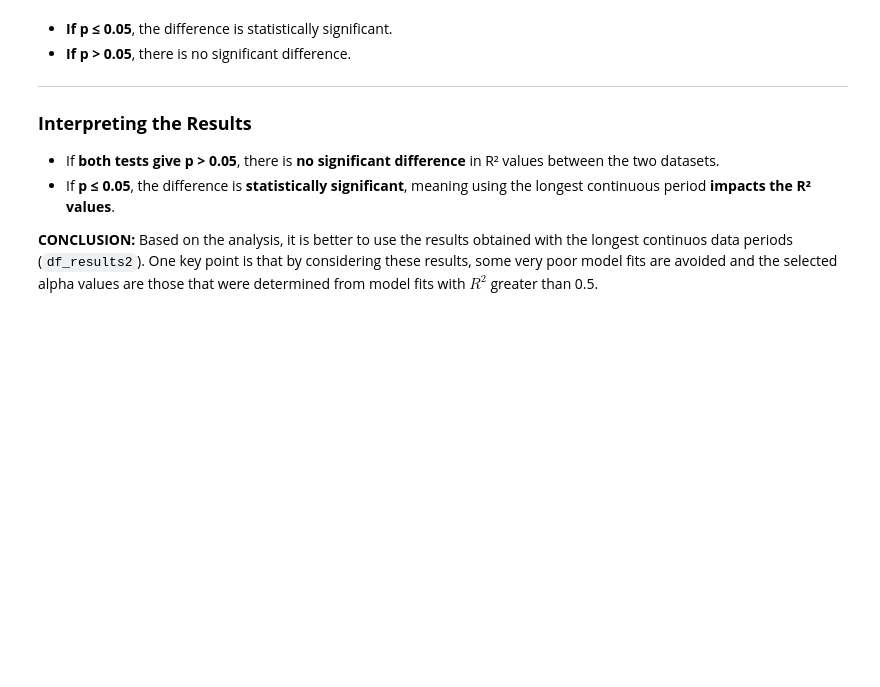
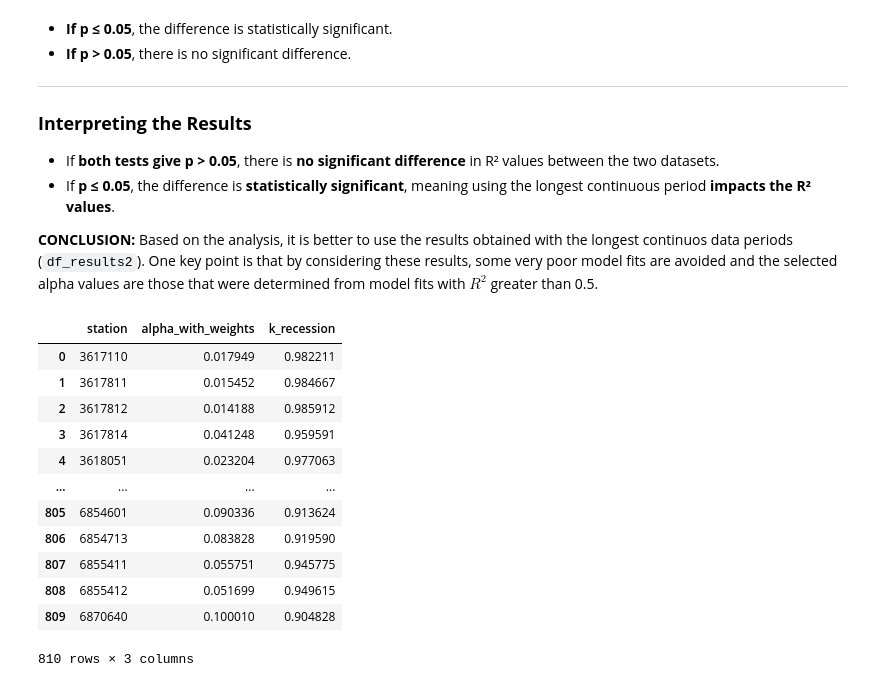
Before and after one commit to jevago262000/PhD_1-Water_Balance, a Jupyter notebook: 4.3.recession_constant_CSS.ipynb, the cells around one changed output. Saved outputs shown, nothing was run; the diff lists cells and outputs as text; code cells hidden in the pictures; blank space fills up the shorter version.

```diff
--- a/4.3.recession_constant_CSS.ipynb
+++ b/4.3.recession_constant_CSS.ipynb
@@ -442,3 +442,22 @@ Wilcoxon test p-value: 0.0665543282354523
 - If **p ≤ 0.05**, the difference is **statistically significant**, meaning using the longest continuous period **impacts the R² values**.
 
 **CONCLUSION:** Based on the analysis, it is better to use the results obtained with the longest continuos data periods (`df_results2`). One key point is that by considering these results, some very poor model fits are avoided and the selected alpha values are those that were determined from model fits with $R^2$ greater than 0.5.
+# %%
+k_recessions = df_results2[["station", "alpha_with_weights"]].copy()
+k_recessions["k_recession"] = k_recessions["alpha_with_weights"].apply(lambda row: np.exp(-row))
+k_recessions.to_csv(lcd_folder + "//k_recessions_df.csv", index=False) # Save file for possible further analysis
+k_recessions
+# %% [output]
+|  | station | alpha_with_weights | k_recession |
+| 0 | 3617110 | 0.017949 | 0.982211 |
+| 1 | 3617811 | 0.015452 | 0.984667 |
+| 2 | 3617812 | 0.014188 | 0.985912 |
+| 3 | 3617814 | 0.041248 | 0.959591 |
+| 4 | 3618051 | 0.023204 | 0.977063 |
+| ... | ... | ... | ... |
+| 805 | 6854601 | 0.090336 | 0.913624 |
+| 806 | 6854713 | 0.083828 | 0.919590 |
+| 807 | 6855411 | 0.055751 | 0.945775 |
+| 808 | 6855412 | 0.051699 | 0.949615 |
+| 809 | 6870640 | 0.100010 | 0.904828 |
+810 rows × 3 columns
```
